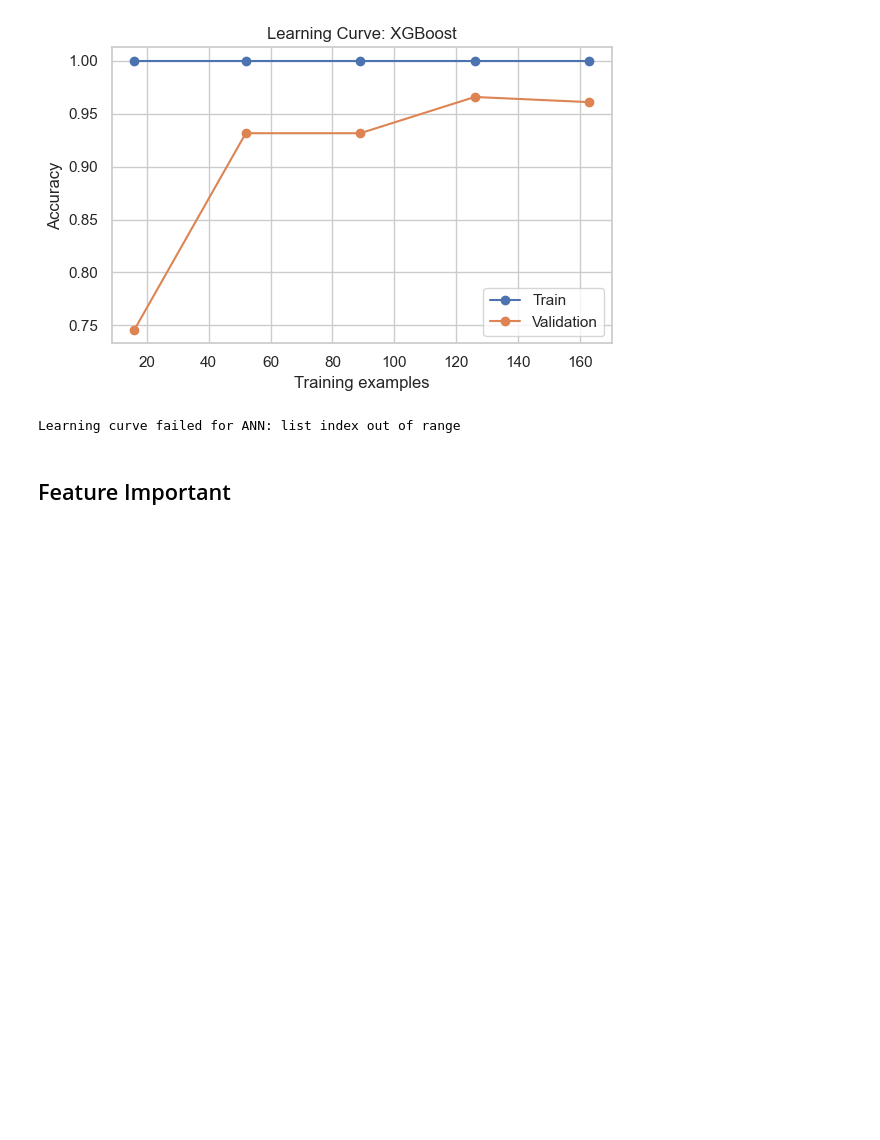
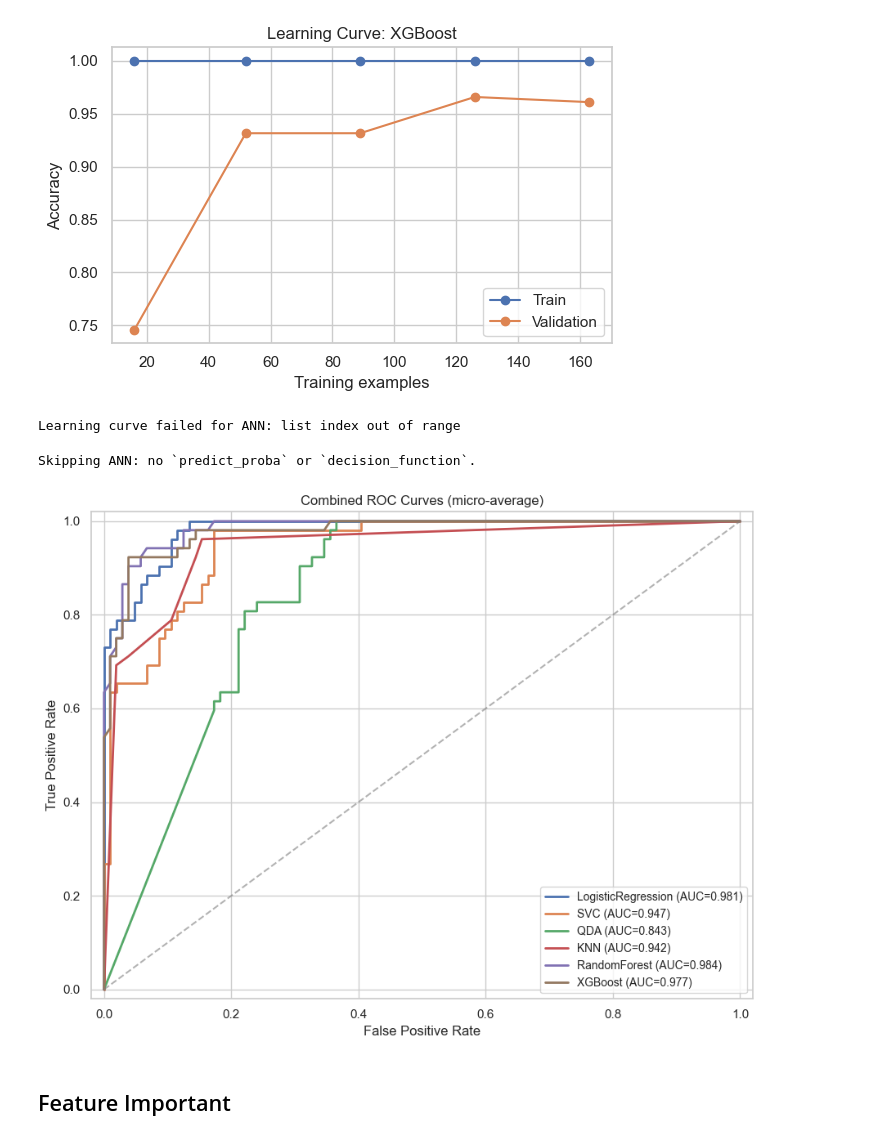
Before and after one commit to NamuNamusaki/Microalgae-senoir-project, a Jupyter notebook: Model_testing.ipynb, the cells around one changed output. Cells and saved outputs as stored; diff of their text form; code cells hidden in the pictures; blank space fills up the shorter version.

```diff
--- a/Model_testing.ipynb
+++ b/Model_testing.ipynb
@@ -1106,6 +1106,64 @@ else:
 [figure]
 [figure]
 Learning curve failed for ANN: list index out of range
+# %%
+# Combined ROC curves (micro-average) for all models in `results`
+import numpy as np
+import matplotlib.pyplot as plt
+import seaborn as sns
+from sklearn.preprocessing import label_binarize
+from sklearn.metrics import roc_curve, auc
+
+# collect models
+models = {}
+if 'results' in globals():
+    for name, info in results.items():
+        model = info['model'] if isinstance(info, dict) and 'model' in info else info
+        models[name] = model
+else:
+    raise RuntimeError("`results` not found in namespace.")
+
+# test data (prefer scaled if available)
+X_test_use = globals().get('X_test_scaled', globals().get('X_test'))
+y_test_use = globals().get('y_test')
+if X_test_use is None or y_test_use is None:
+    raise RuntimeError("`X_test` / `y_test` not found. Define them before running this cell.")
+
+# binarize labels for multiclass micro-average
+classes = np.unique(y_test_use)
+y_bin = label_binarize(y_test_use, classes=classes)
+
+plt.figure(figsize=(9,7))
+sns.set_style("whitegrid")
+
+for name, model in models.items():
+    try:
+        if hasattr(model, 'predict_proba'):
+            y_score = model.predict_proba(X_test_use)
+        elif hasattr(model, 'decision_function'):
+            y_score = model.decision_function(X_test_use)
+            if y_score.ndim == 1:
+                y_score = np.vstack([1 - y_score, y_score]).T
+        else:
+            print(f"Skipping {name}: no `predict_proba` or `decision_function`.")
+            continue
+
+        fpr, tpr, _ = roc_curve(y_bin.ravel(), y_score.ravel())
+        roc_auc = auc(fpr, tpr)
+        plt.plot(fpr, tpr, lw=2, label=f"{name} (AUC={roc_auc:.3f})")
+    except Exception as e:
+        print(f"Error for {name}: {e}")
+
+plt.plot([0,1], [0,1], linestyle='--', color='gray', alpha=0.6)
+plt.xlim([-0.02,1.02]); plt.ylim([-0.02,1.02])
+plt.xlabel('False Positive Rate'); plt.ylabel('True Positive Rate')
+plt.title('Combined ROC Curves (micro-average)')
+plt.legend(loc='lower right', fontsize='small')
+plt.tight_layout()
+plt.show()
+# %% [output]
+Skipping ANN: no `predict_proba` or `decision_function`.
+[figure, added]
 # %% [markdown]
 ## Feature Important
 # %%
```
